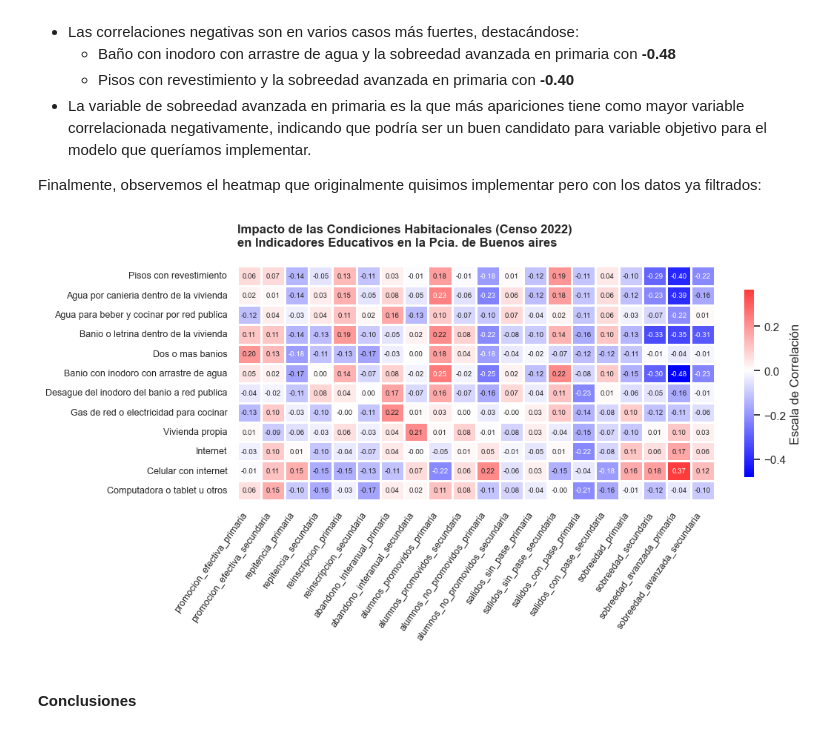
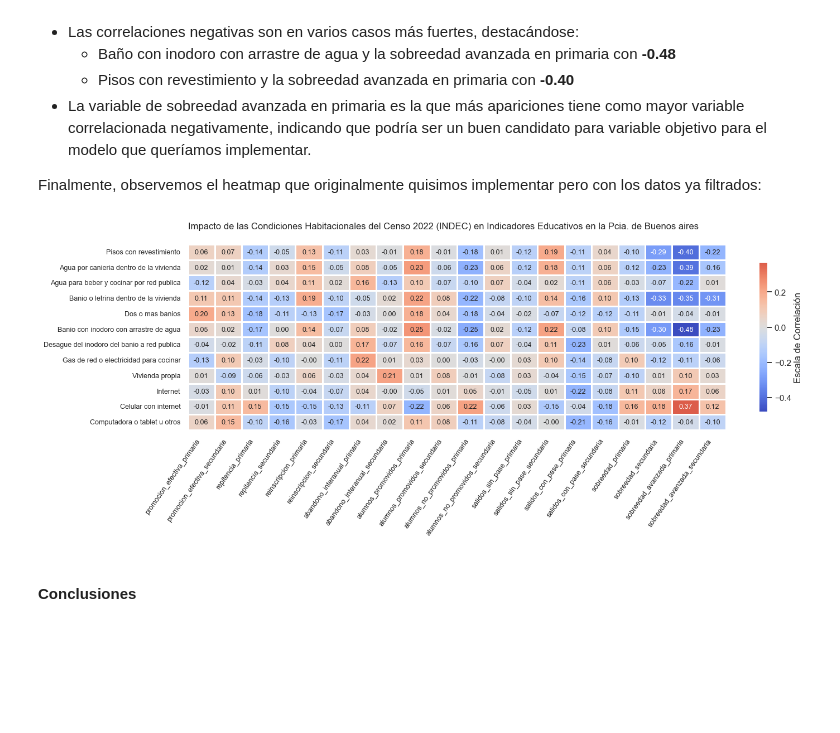
Before and after one commit to lmendezayl/eda-educacion-condiciones-habitacionales-censo2022, a Jupyter notebook: eda_modelado_educacion-condhab.ipynb.ipynb, the cells around one changed output. Drawn from its saved outputs; the diff is of its cells as text; code cells hidden in the pictures; blank space fills up the shorter version.

```diff
--- a/eda_modelado_educacion-condhab.ipynb.ipynb
+++ b/eda_modelado_educacion-condhab.ipynb.ipynb
@@ -173,4 +173,4 @@ df_educacion_2022 = (
     .set_index('municipio_nombre') # hacemos el mismo proceso de indexacion que para df_censo_2022_cond_hab
     .sort_index()
     .reset_index()
-    .drop(columns = ['anio', 'zona', 'mayor_repitencia_primaria']))
+    .drop(columns = ['anio']))
@@ -297,17 +299,17 @@ Con estos datos, podemos hacer un análisis preliminar sobre las variables educa
 Finalmente, observemos el heatmap que originalmente quisimos implementar pero con los datos ya filtrados:
 # %%
 # Creamos grafico
-plt.figure(figsize=(11, 6))
-ax = sns.heatmap(df_corr_subset, annot=True, annot_kws={"size": 7}, fmt=".2f", cmap="bwr", center=0, linewidths=1, cbar_kws={"shrink": 0.8, "label": "Escala de Correlación"})
-plt.title("Impacto de las Condiciones Habitacionales (Censo 2022) \nen Indicadores Educativos en la Pcia. de Buenos aires", fontsize=12, pad=20, fontweight="bold", loc="left")
+plt.figure(figsize=(15, 6))
+ax = sns.heatmap(df_corr_subset, annot=True, annot_kws={"size": 9}, fmt=".2f", cmap="coolwarm", center=0, linewidths=1, cbar_kws={"shrink": 0.8, "label": "Escala de Correlación"})
+plt.title("Impacto de las Condiciones Habitacionales del Censo 2022 (INDEC) en Indicadores Educativos en la Pcia. de Buenos aires", fontsize=12, pad=20, loc="left")
 # Angulo de los ticks
 ax.set_xticklabels(ax.get_xticklabels(), rotation=55, ha="right", fontsize=9)
 ax.set_yticklabels(ax.get_yticklabels(), rotation=0, fontsize=9)
 
 plt.tight_layout()
 plt.show()
 # %% [output]
-[figure, old version]
+[figure, new version]
 # %% [markdown]
 #### Conclusiones
 # %% [markdown]
```
Also changed, not shown: parts of 16 cells of this notebook.
